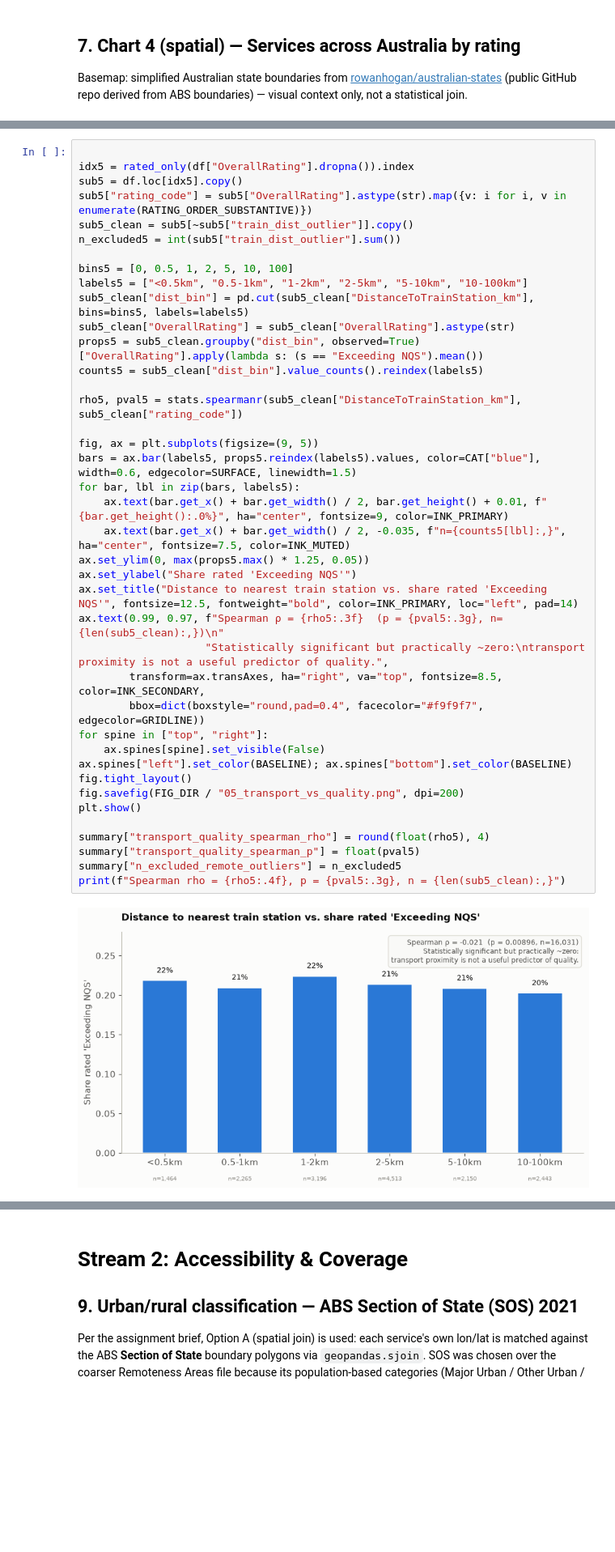
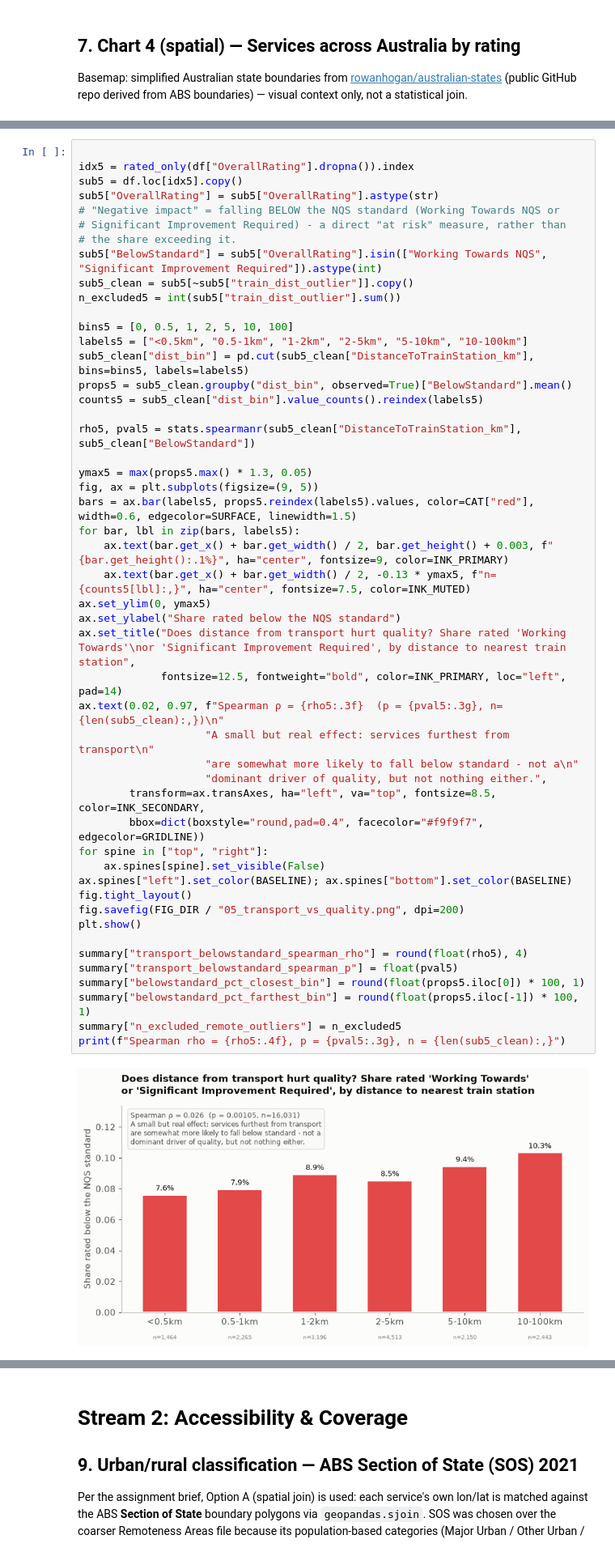
Before and after one commit to martvanhoorn2003-svg/Mart, a Jupyter notebook: ACECQA_Service_Quality_Analysis.ipynb, the cells around one changed output, grey strips where cells are left out. Shown at 81% size. Cells and saved outputs as stored; diff of their text form; blank space fills up the shorter version.

```diff
--- a/ACECQA_Service_Quality_Analysis.ipynb
+++ b/ACECQA_Service_Quality_Analysis.ipynb
@@ -446,42 +446,51 @@ summary["n_excluded_suspect_geocode"] = int(df["geocode_suspect"].sum())
 # %%
 
 idx5 = rated_only(df["OverallRating"].dropna()).index
 sub5 = df.loc[idx5].copy()
-sub5["rating_code"] = sub5["OverallRating"].astype(str).map({v: i for i, v in enumerate(RATING_ORDER_SUBSTANTIVE)})
+sub5["OverallRating"] = sub5["OverallRating"].astype(str)
+# "Negative impact" = falling BELOW the NQS standard (Working Towards NQS or
+# Significant Improvement Required) - a direct "at risk" measure, rather than
+# the share exceeding it.
+sub5["BelowStandard"] = sub5["OverallRating"].isin(["Working Towards NQS", "Significant Improvement Required"]).astype(int)
 sub5_clean = sub5[~sub5["train_dist_outlier"]].copy()
 n_excluded5 = int(sub5["train_dist_outlier"].sum())
 
 bins5 = [0, 0.5, 1, 2, 5, 10, 100]
 labels5 = ["<0.5km", "0.5-1km", "1-2km", "2-5km", "5-10km", "10-100km"]
 sub5_clean["dist_bin"] = pd.cut(sub5_clean["DistanceToTrainStation_km"], bins=bins5, labels=labels5)
-sub5_clean["OverallRating"] = sub5_clean["OverallRating"].astype(str)
-props5 = sub5_clean.groupby("dist_bin", observed=True)["OverallRating"].apply(lambda s: (s == "Exceeding NQS").mean())
+props5 = sub5_clean.groupby("dist_bin", observed=True)["BelowStandard"].mean()
 counts5 = sub5_clean["dist_bin"].value_counts().reindex(labels5)
 
-rho5, pval5 = stats.spearmanr(sub5_clean["DistanceToTrainStation_km"], sub5_clean["rating_code"])
+rho5, pval5 = stats.spearmanr(sub5_clean["DistanceToTrainStation_km"], sub5_clean["BelowStandard"])
 
+ymax5 = max(props5.max() * 1.3, 0.05)
 fig, ax = plt.subplots(figsize=(9, 5))
-bars = ax.bar(labels5, props5.reindex(labels5).values, color=CAT["blue"], width=0.6, edgecolor=SURFACE, linewidth=1.5)
+bars = ax.bar(labels5, props5.reindex(labels5).values, color=CAT["red"], width=0.6, edgecolor=SURFACE, linewidth=1.5)
 for bar, lbl in zip(bars, labels5):
-    ax.text(bar.get_x() + bar.get_width() / 2, bar.get_height() + 0.01, f"{bar.get_height():.0%}", ha="center", fontsize=9, color=INK_PRIMARY)
-    ax.text(bar.get_x() + bar.get_width() / 2, -0.035, f"n={counts5[lbl]:,}", ha="center", fontsize=7.5, color=INK_MUTED)
-ax.set_ylim(0, max(props5.max() * 1.25, 0.05))
-ax.set_ylabel("Share rated 'Exceeding NQS'")
-ax.set_title("Distance to nearest train station vs. share rated 'Exceeding NQS'", fontsize=12.5, fontweight="bold", color=INK_PRIMARY, loc="left", pad=14)
-ax.text(0.99, 0.97, f"Spearman ρ = {rho5:.3f}  (p = {pval5:.3g}, n={len(sub5_clean):,})\n"
-                    "Statistically significant but practically ~zero:\ntransport proximity is not a useful predictor of quality.",
-        transform=ax.transAxes, ha="right", va="top", fontsize=8.5, color=INK_SECONDARY,
+    ax.text(bar.get_x() + bar.get_width() / 2, bar.get_height() + 0.003, f"{bar.get_height():.1%}", ha="center", fontsize=9, color=INK_PRIMARY)
+    ax.text(bar.get_x() + bar.get_width() / 2, -0.13 * ymax5, f"n={counts5[lbl]:,}", ha="center", fontsize=7.5, color=INK_MUTED)
+ax.set_ylim(0, ymax5)
+ax.set_ylabel("Share rated below the NQS standard")
+ax.set_title("Does distance from transport hurt quality? Share rated 'Working Towards'\nor 'Significant Improvement Required', by distance to nearest train station",
+             fontsize=12.5, fontweight="bold", color=INK_PRIMARY, loc="left", pad=14)
+ax.text(0.02, 0.97, f"Spearman ρ = {rho5:.3f}  (p = {pval5:.3g}, n={len(sub5_clean):,})\n"
+                    "A small but real effect: services furthest from transport\n"
+                    "are somewhat more likely to fall below standard - not a\n"
+                    "dominant driver of quality, but not nothing either.",
+        transform=ax.transAxes, ha="left", va="top", fontsize=8.5, color=INK_SECONDARY,
         bbox=dict(boxstyle="round,pad=0.4", facecolor="#f9f9f7", edgecolor=GRIDLINE))
 for spine in ["top", "right"]:
     ax.spines[spine].set_visible(False)
 ax.spines["left"].set_color(BASELINE); ax.spines["bottom"].set_color(BASELINE)
 fig.tight_layout()
 fig.savefig(FIG_DIR / "05_transport_vs_quality.png", dpi=200)
 plt.show()
 
-summary["transport_quality_spearman_rho"] = round(float(rho5), 4)
-summary["transport_quality_spearman_p"] = float(pval5)
+summary["transport_belowstandard_spearman_rho"] = round(float(rho5), 4)
+summary["transport_belowstandard_spearman_p"] = float(pval5)
+summary["belowstandard_pct_closest_bin"] = round(float(props5.iloc[0]) * 100, 1)
+summary["belowstandard_pct_farthest_bin"] = round(float(props5.iloc[-1]) * 100, 1)
 summary["n_excluded_remote_outliers"] = n_excluded5
 print(f"Spearman rho = {rho5:.4f}, p = {pval5:.3g}, n = {len(sub5_clean):,}")
 # %% [output]
-[figure, old version]
+[figure, new version]
```
Also changed, not shown: parts of 6 cells of this notebook, 8 other files.
